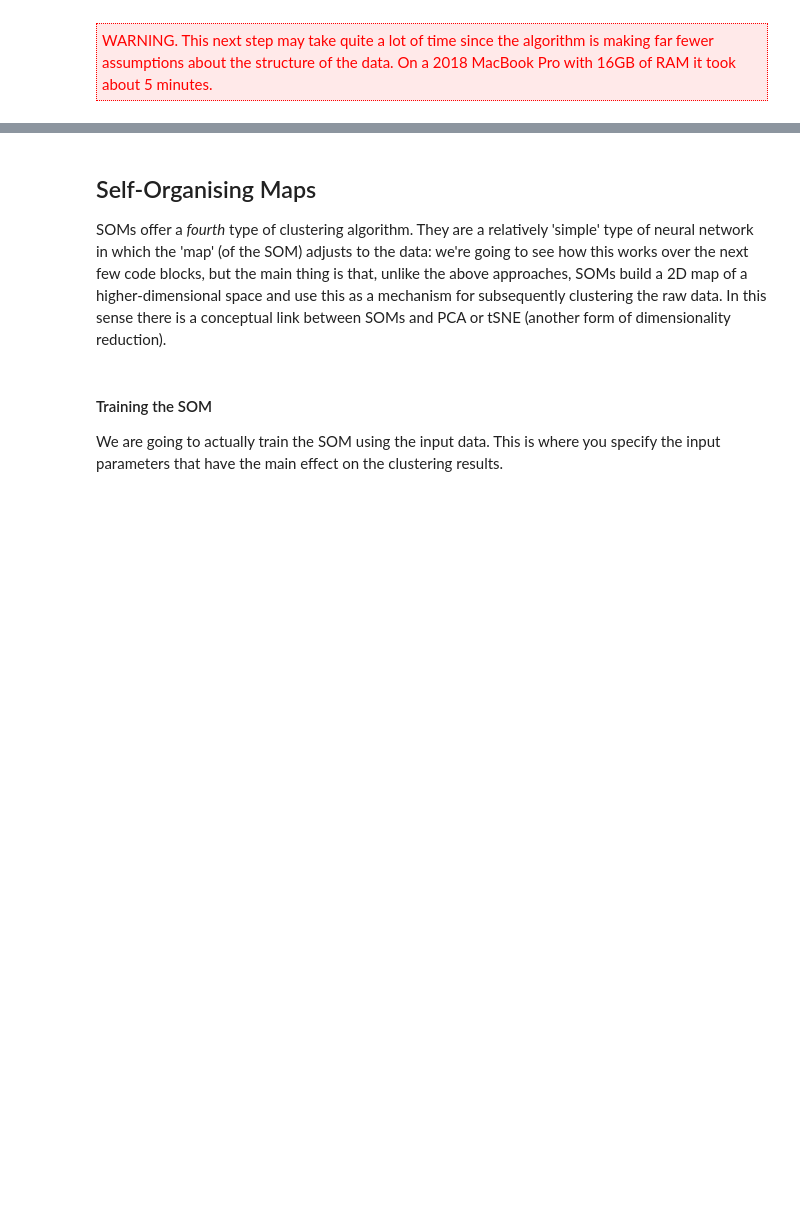
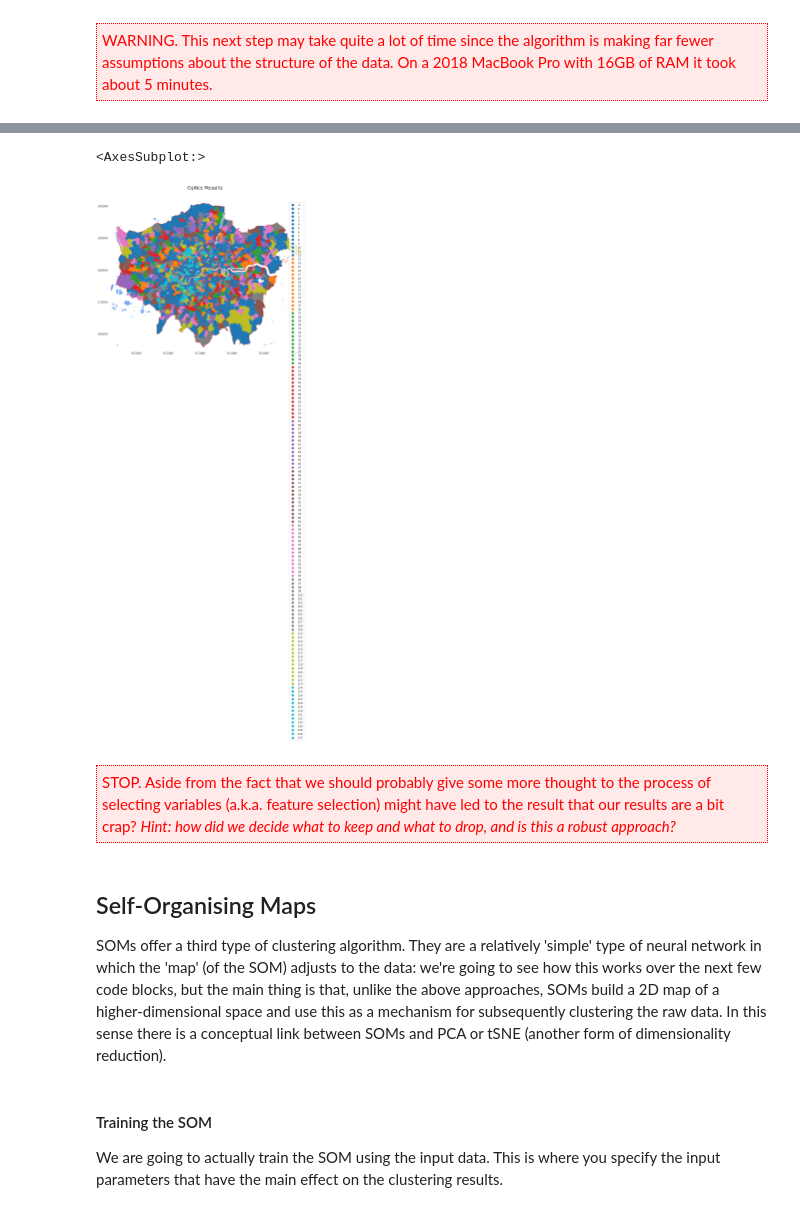
Before and after one commit to joeylizh/i2p, a Jupyter notebook: Practical-10-Grouping_Data.ipynb, the cells around one changed output, grey strips where cells are left out. Cells and saved outputs as stored; diff of their text form; code cells hidden in the pictures; blank space fills up the shorter version.

```diff
--- a/Practical-10-Grouping_Data.ipynb
+++ b/Practical-10-Grouping_Data.ipynb
@@ -589,12 +725,12 @@ This one invites you to experiment wih different values of $\epsilon$ so it make
 c_nm = 'Optics'
 
 # Can try to set this from DBSCAN results
-e = 0.06
+e = 0.055
 
 import math
 
 # Run the clustering
-opt = OPTICS(min_samples=len(cldf2.columns)+1, max_eps=math.ceil(e * 100)/10, n_jobs=-1).fit(cldf2)
+opt = OPTICS(min_samples=len(cldf2.columns)+1, max_eps=math.ceil(e * 100)/25, n_jobs=-1).fit(cldf2)
 
 # See how we did
 s = pd.Series(opt.labels_, index=cldf.index, name=c_nm)
@@ -605,7 +754,16 @@ print(s.value_counts())
+# %%
+fig, ax = plt_ldn(water, boroughs)
+fig.suptitle(f"{c_nm} Results", fontsize=20, y=0.92)
+rs.plot(column=c_nm, ax=ax, linewidth=0, zorder=0, legend=True, categorical=True);
+# %% [output]
+<AxesSubplot:>
+[figure, added]
+# %% [markdown]
+<div style="padding:5px;margin-top:5px;margin-bottom:5px;border:dotted 1px red;background-color:rgb(255,233,233);color:red">STOP. Aside from the fact that we should probably give some more thought to the process of selecting variables (a.k.a. feature selection) might have led to the result that our results are a bit crap? <i>Hint: how did we decide what to keep and what to drop, and is this a robust approach?</i></div>
 # %% [markdown]
 ## Self-Organising Maps
 
-SOMs offer a _fourth_ type of clustering algorithm. They are a relatively 'simple' type of neural network in which the 'map' (of the SOM) adjusts to the data: we're going to see how this works over the next few code blocks, but the main thing is that, unlike the above approaches, SOMs build a 2D map of a higher-dimensional space and use this as a mechanism for subsequently clustering the raw data. In this sense there is a conceptual link between SOMs and PCA or tSNE (another form of dimensionality reduction).
+SOMs offer a third type of clustering algorithm. They are a relatively 'simple' type of neural network in which the 'map' (of the SOM) adjusts to the data: we're going to see how this works over the next few code blocks, but the main thing is that, unlike the above approaches, SOMs build a 2D map of a higher-dimensional space and use this as a mechanism for subsequently clustering the raw data. In this sense there is a conceptual link between SOMs and PCA or tSNE (another form of dimensionality reduction).
 # %% [markdown]
 #### Training the SOM
 
```
Also changed, not shown: parts of 50 cells of this notebook, 1 other file.
